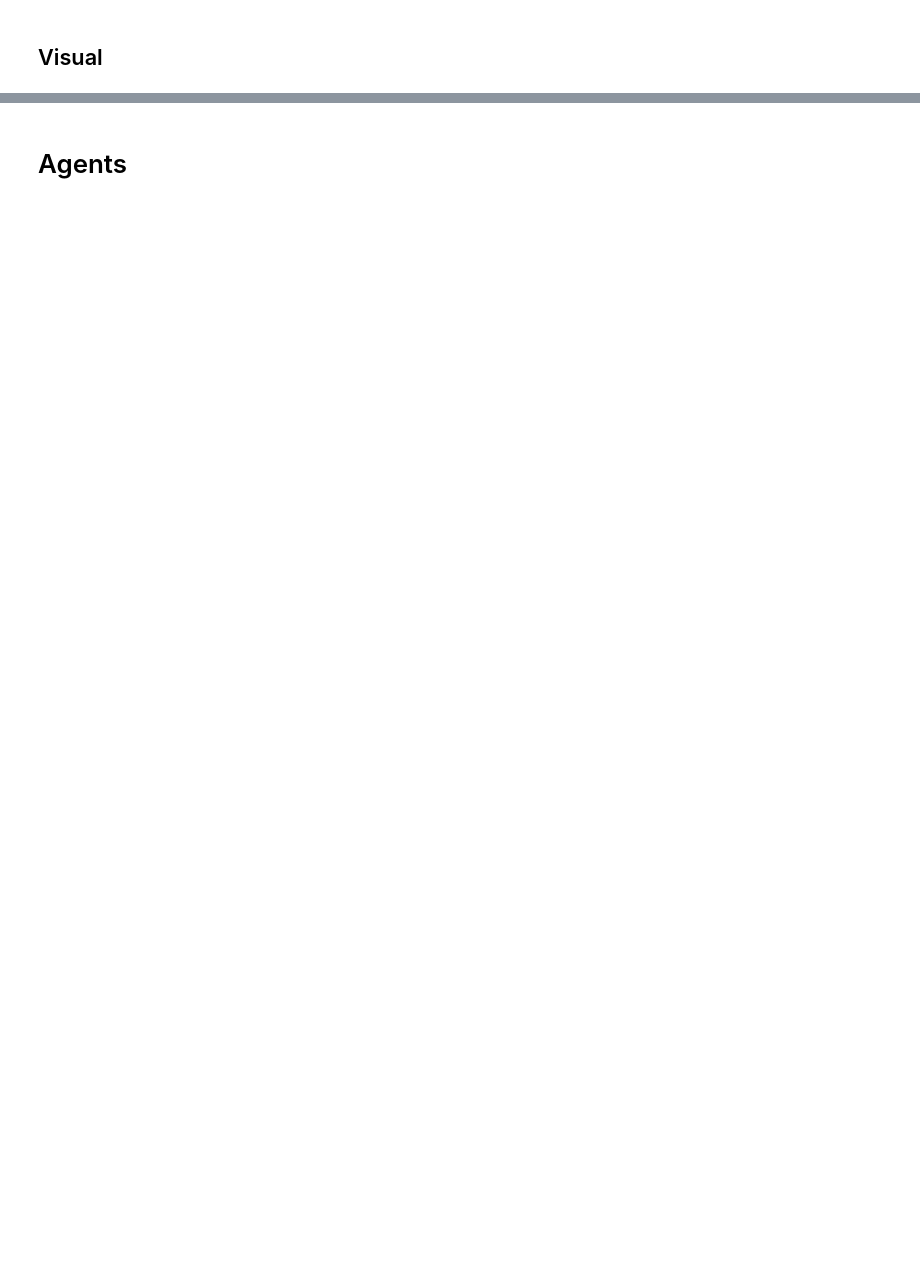
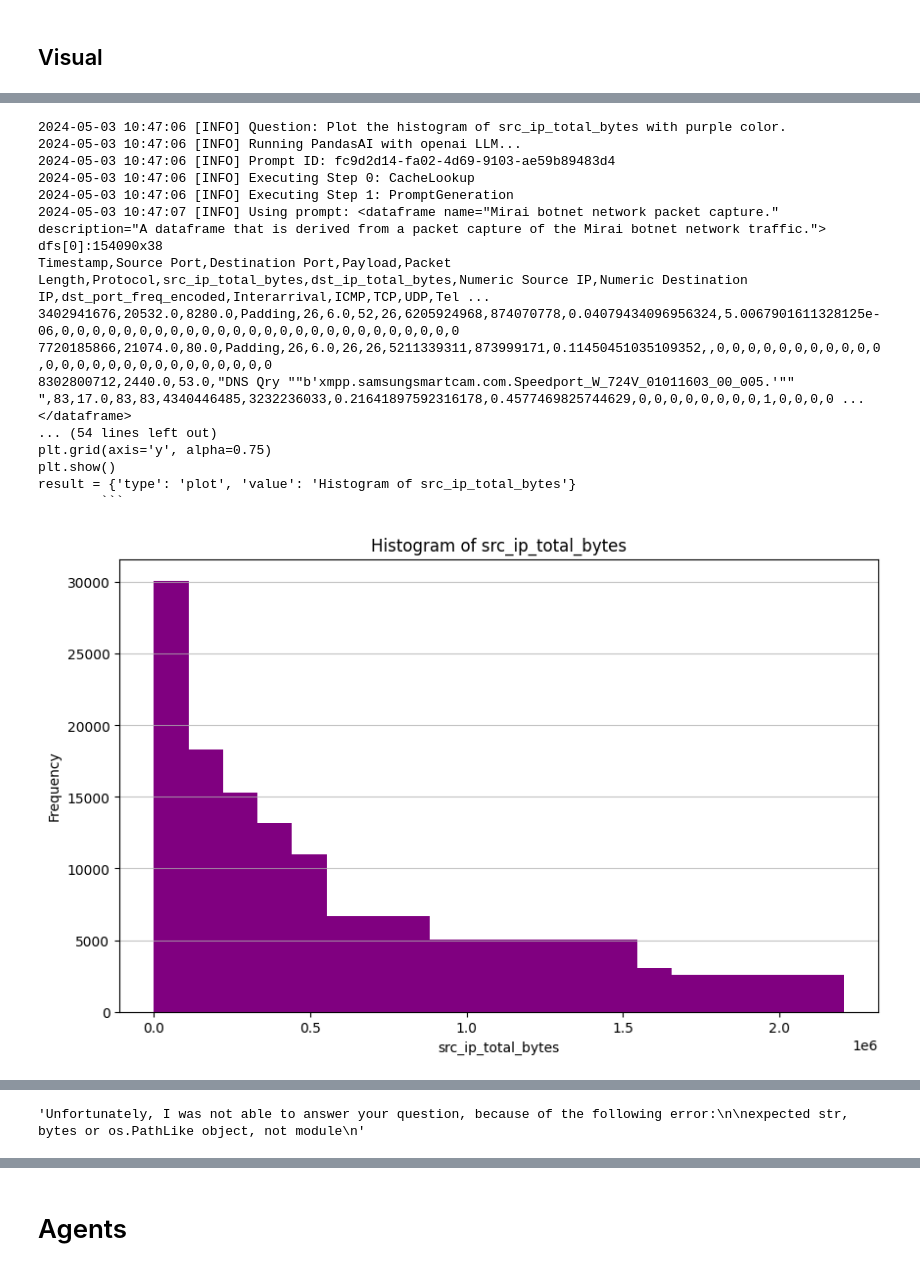
Before and after one commit to mundruid/cyberdata-mlai, a Jupyter notebook: cyberdata_mlai/eda_ai.ipynb, the cells around one changed output, grey strips where cells are left out. Drawn from its saved outputs; the diff is of its cells as text; code cells hidden in the pictures; blank space fills up the shorter version.

````diff
--- a/cyberdata_mlai/eda_ai.ipynb
+++ b/cyberdata_mlai/eda_ai.ipynb
@@ -214,0 +272,23 @@ plt.show()
+# %%
+malicious_smart.chat(
+    "Plot the histogram of src_ip_total_bytes with purple color."
+)
+# %% [output]
+2024-05-03 10:47:06 [INFO] Question: Plot the histogram of src_ip_total_bytes with purple color.
+2024-05-03 10:47:06 [INFO] Running PandasAI with openai LLM...
+2024-05-03 10:47:06 [INFO] Prompt ID: fc9d2d14-fa02-4d69-9103-ae59b89483d4
+2024-05-03 10:47:06 [INFO] Executing Step 0: CacheLookup
+2024-05-03 10:47:06 [INFO] Executing Step 1: PromptGeneration
+2024-05-03 10:47:07 [INFO] Using prompt: <dataframe name="Mirai botnet network packet capture." description="A dataframe that is derived from a packet capture of the Mirai botnet network traffic.">
+dfs[0]:154090x38
+Timestamp,Source Port,Destination Port,Payload,Packet Length,Protocol,src_ip_total_bytes,dst_ip_total_bytes,Numeric Source IP,Numeric Destination IP,dst_port_freq_encoded,Interarrival,ICMP,TCP,UDP,Tel ...
+3402941676,20532.0,8280.0,Padding,26,6.0,52,26,6205924968,874070778,0.04079434096956324,5.0067901611328125e-06,0,0,0,0,0,0,0,0,0,0,0,0,0,0,0,0,0,0,0,0,0,0,0,0,0,0
+7720185866,21074.0,80.0,Padding,26,6.0,26,26,5211339311,873999171,0.11450451035109352,,0,0,0,0,0,0,0,0,0,0,0,0,0,0,0,0,0,0,0,0,0,0,0,0,0,0
+8302800712,2440.0,53.0,"DNS Qry ""b'xmpp.samsungsmartcam.com.Speedport_W_724V_01011603_00_005.'"" ",83,17.0,83,83,4340446485,3232236033,0.21641897592316178,0.4577469825744629,0,0,0,0,0,0,0,0,1,0,0,0,0 ...
+</dataframe>
+... (54 lines left out)
+plt.grid(axis='y', alpha=0.75)
+plt.show()
+result = {'type': 'plot', 'value': 'Histogram of src_ip_total_bytes'}
+        ```
+[figure, added]
@@ -215 +332,2 @@ plt.show()
+'Unfortunately, I was not able to answer your question, because of the following error:\n\nexpected str, bytes or os.PathLike object, not module\n'
 # %%
````
Also changed, not shown: parts of 36 cells of this notebook.
